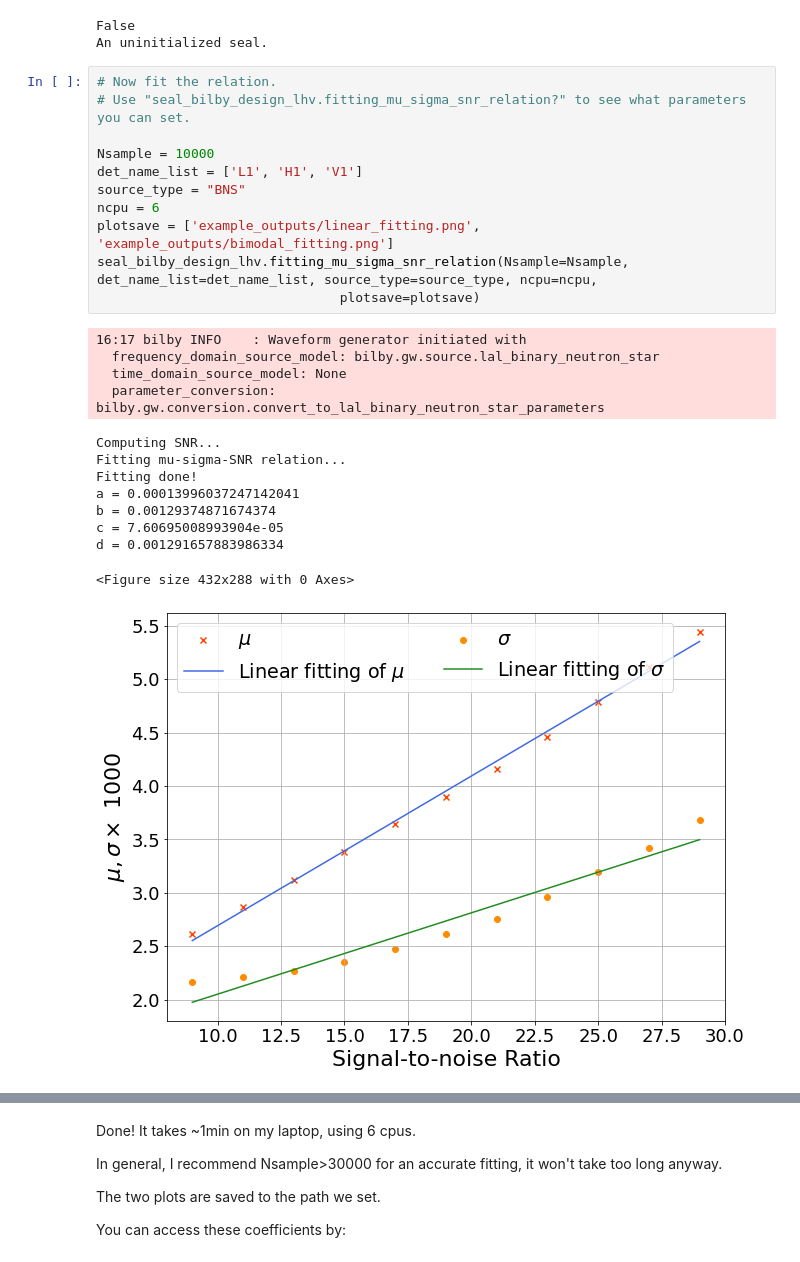
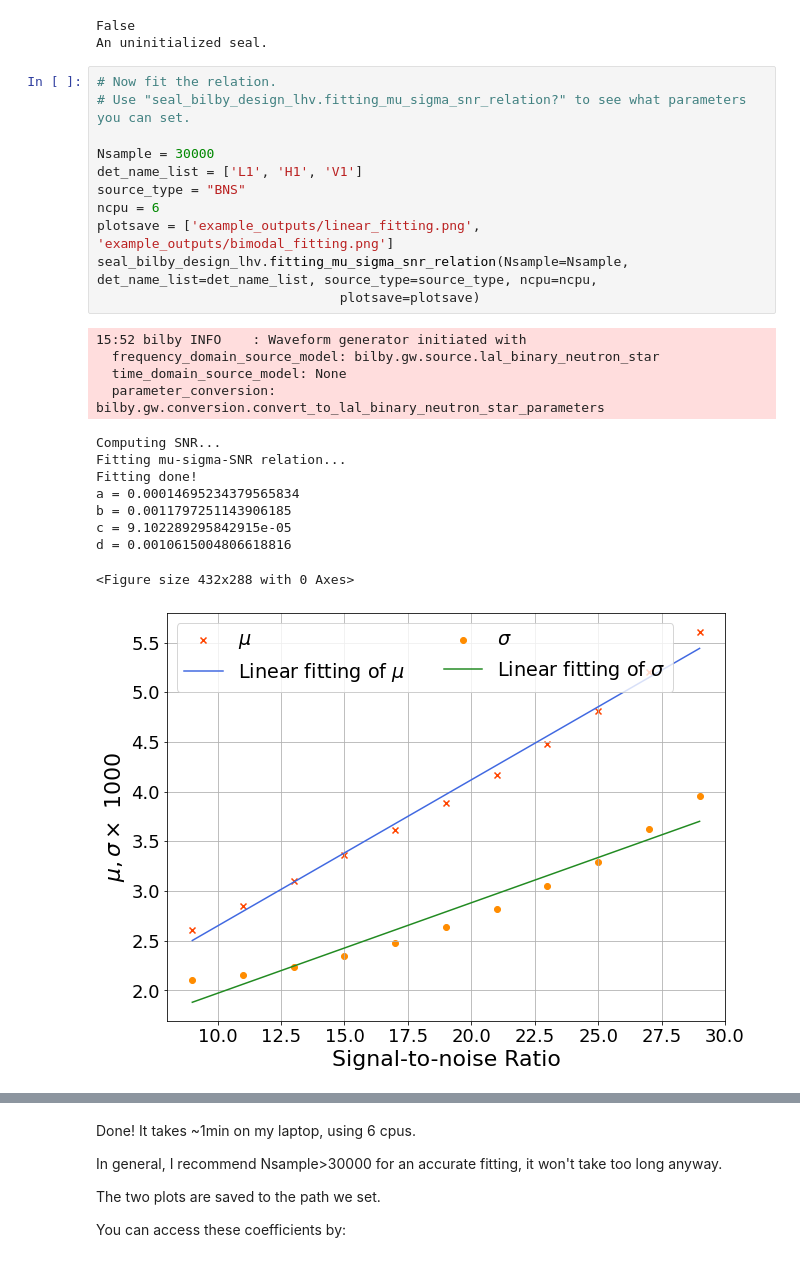
Before and after one commit to MarinerQ/SealGW, a Jupyter notebook: examples/example1-fitting_and_initializing.ipynb, the cells around one changed output, grey strips where cells are left out. Drawn from its saved outputs; the diff is of its cells as text.

```diff
--- a/examples/example1-fitting_and_initializing.ipynb
+++ b/examples/example1-fitting_and_initializing.ipynb
@@ -46,25 +46,25 @@ An uninitialized seal.
 # %%
 # Now fit the relation.
 # Use "seal_bilby_design_lhv.fitting_mu_sigma_snr_relation?" to see what parameters you can set.
 
-Nsample = 10000
+Nsample = 30000
 det_name_list = ['L1', 'H1', 'V1']
 source_type = "BNS"
 ncpu = 6
 plotsave = ['example_outputs/linear_fitting.png', 'example_outputs/bimodal_fitting.png']
 seal_bilby_design_lhv.fitting_mu_sigma_snr_relation(Nsample=Nsample, det_name_list=det_name_list, source_type=source_type, ncpu=ncpu,
                                plotsave=plotsave)
 # %% [output]
-16:17 bilby INFO    : Waveform generator initiated with
+15:52 bilby INFO    : Waveform generator initiated with
   frequency_domain_source_model: bilby.gw.source.lal_binary_neutron_star
   time_domain_source_model: None
   parameter_conversion: bilby.gw.conversion.convert_to_lal_binary_neutron_star_parameters
 Computing SNR...
 Fitting mu-sigma-SNR relation...
 Fitting done!
-a = 0.00013996037247142041
-b = 0.00129374871674374
-c = 7.60695008993904e-05
-d = 0.001291657883986334
+a = 0.00014695234379565834
+b = 0.0011797251143906185
+c = 9.102289295842915e-05
+d = 0.0010615004806618816
 <Figure size 432x288 with 0 Axes>
-[figure, old version]
+[figure, new version]
```
Also changed, not shown: parts of 5 cells of this notebook, 14 other files.
